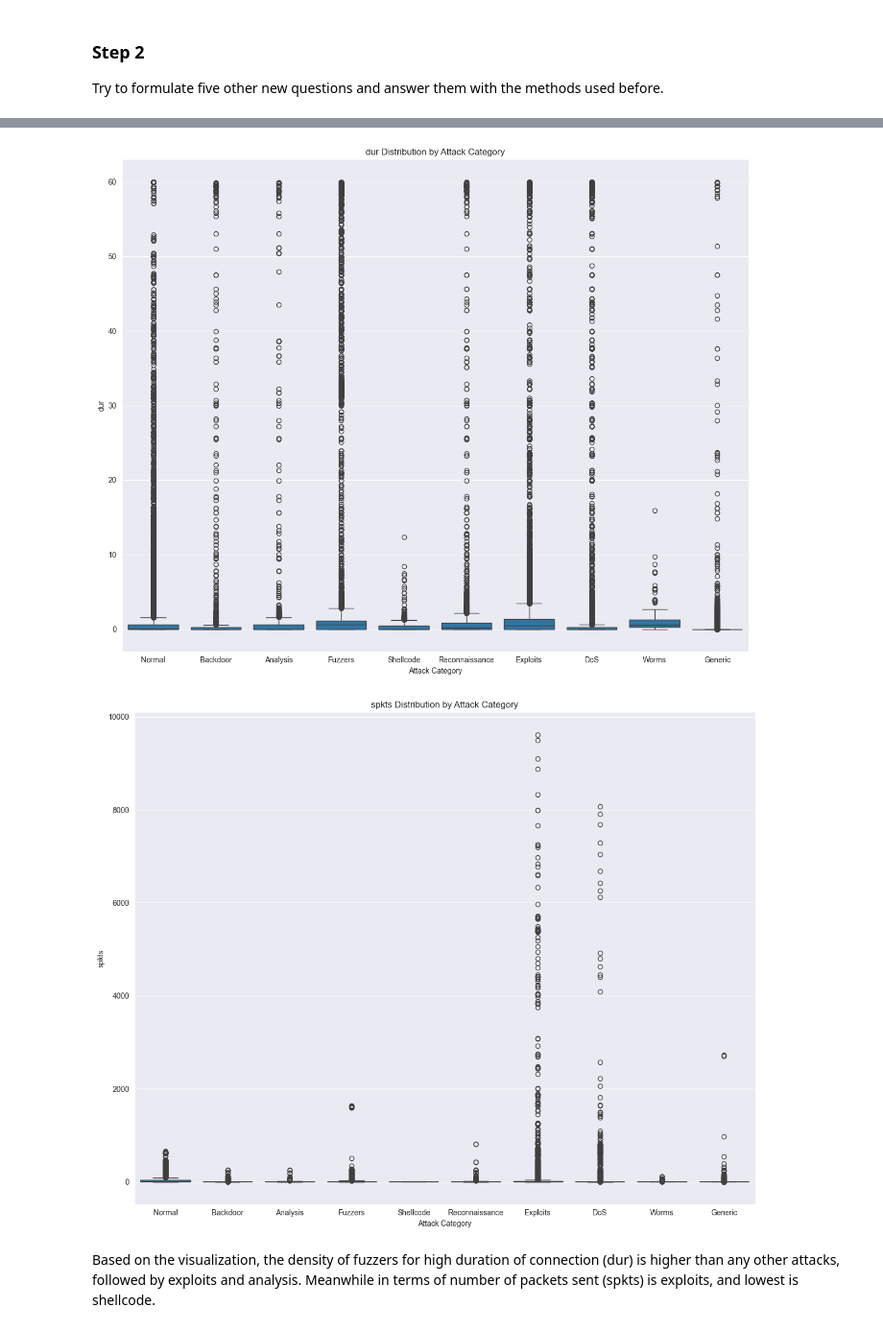
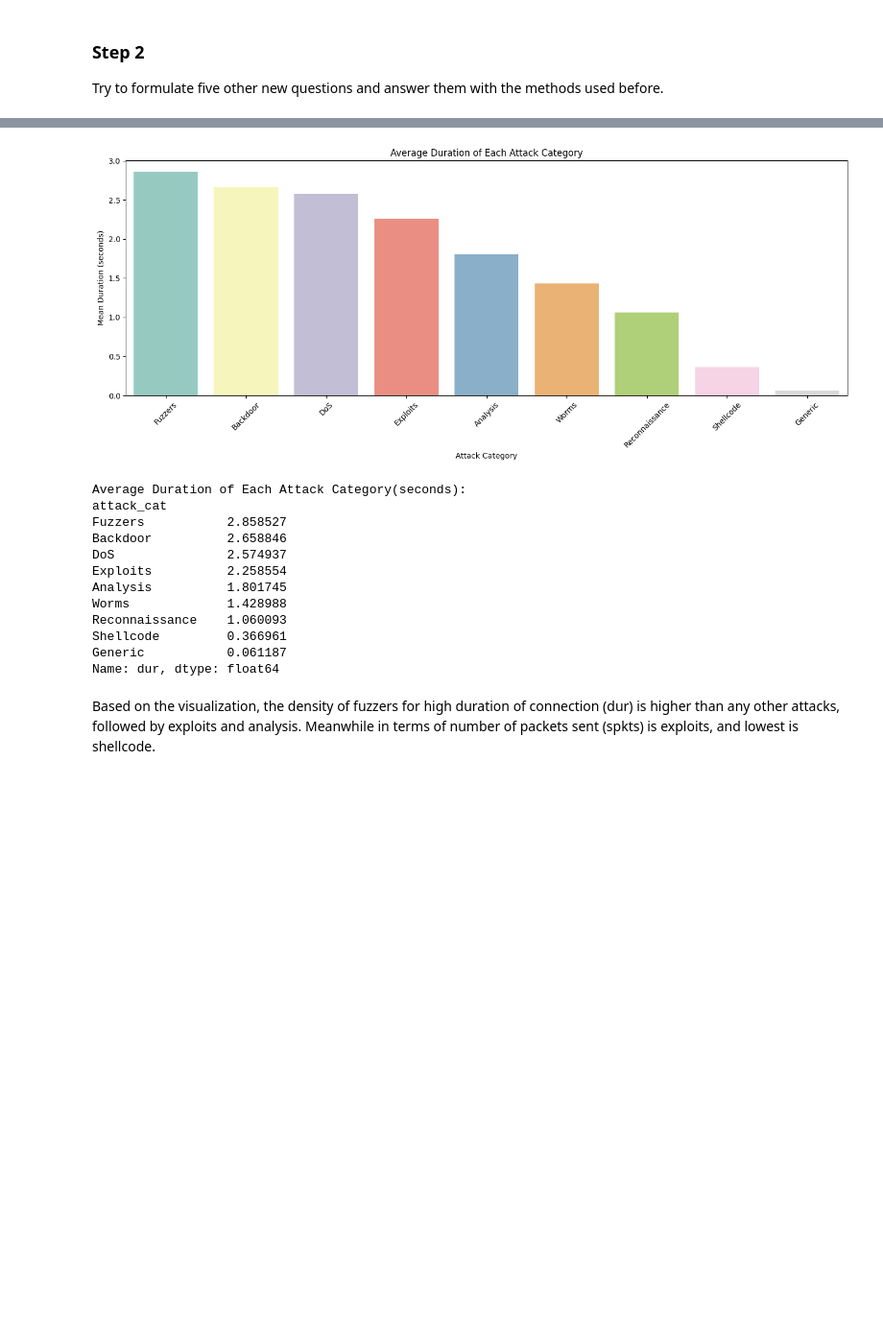
Before and after one commit to NoHaitch/Intro-to-Machine-Learning, a Jupyter notebook: Tucil2_13522071_13522091.ipynb, the cells around one changed output, grey strips where cells are left out. Shown at 96% size. Drawn from its saved outputs; the diff is of its cells as text; code cells hidden in the pictures; blank space fills up the shorter version.

```diff
--- a/Tucil2_13522071_13522091.ipynb
+++ b/Tucil2_13522071_13522091.ipynb
@@ -438,21 +432,35 @@ Try to formulate five other new questions and answer them with the methods used
-# %%
-# List of features related to duration and number of packets
-time_consuming_features = ['dur', 'spkts']
-
-# Generate boxplots for each feature
-for i, col in enumerate(time_consuming_features, 1):
-    plt.figure(figsize=(24, 10))
-    plt.subplot(1, 2, i)
-    sns.boxplot(x='attack_cat', y=col, data=df)
-    plt.title(f"{col} Distribution by Attack Category")
-    plt.xlabel("Attack Category")
-    plt.ylabel(col)
-
-    plt.tight_layout()
-    plt.show()
-# %% [output]
-[figure, removed]
-[figure, removed]
+# %%
+# Generate boxplots for each feature
+attack_data = df[df['attack_cat'] != 'Normal']
+mean_durations = attack_data.groupby('attack_cat')['dur'].mean().sort_values(ascending=False)
+palette = sns.color_palette("Set3", n_colors=9)
+
+plt.figure(figsize=(14, 6))
+sns.barplot(x=mean_durations.index, y=mean_durations.values, hue=mean_durations.index, palette=palette)
+plt.title('Average Duration of Each Attack Category')
+plt.xlabel('Attack Category')
+plt.ylabel('Mean Duration (seconds)')
+plt.xticks(rotation=45)
+plt.tight_layout()
+plt.show()
+
+mean_durations = attack_data.groupby('attack_cat')['dur'].mean().sort_values(ascending=False)
+print("Average Duration of Each Attack Category(seconds):")
+print(mean_durations)
+# %% [output]
+[figure, added]
+Average Duration of Each Attack Category(seconds):
+attack_cat
+Fuzzers           2.858527
+Backdoor          2.658846
+DoS               2.574937
+Exploits          2.258554
+Analysis          1.801745
+Worms             1.428988
+Reconnaissance    1.060093
+Shellcode         0.366961
+Generic           0.061187
+Name: dur, dtype: float64
 # %% [markdown]
 Based on the visualization, the density of fuzzers for high duration of connection (dur) is higher than any other attacks, followed by exploits and analysis. Meanwhile in terms of number of packets sent (spkts) is exploits, and lowest is shellcode.
 # %% [markdown]
```
Also changed, not shown: parts of 23 cells of this notebook.
